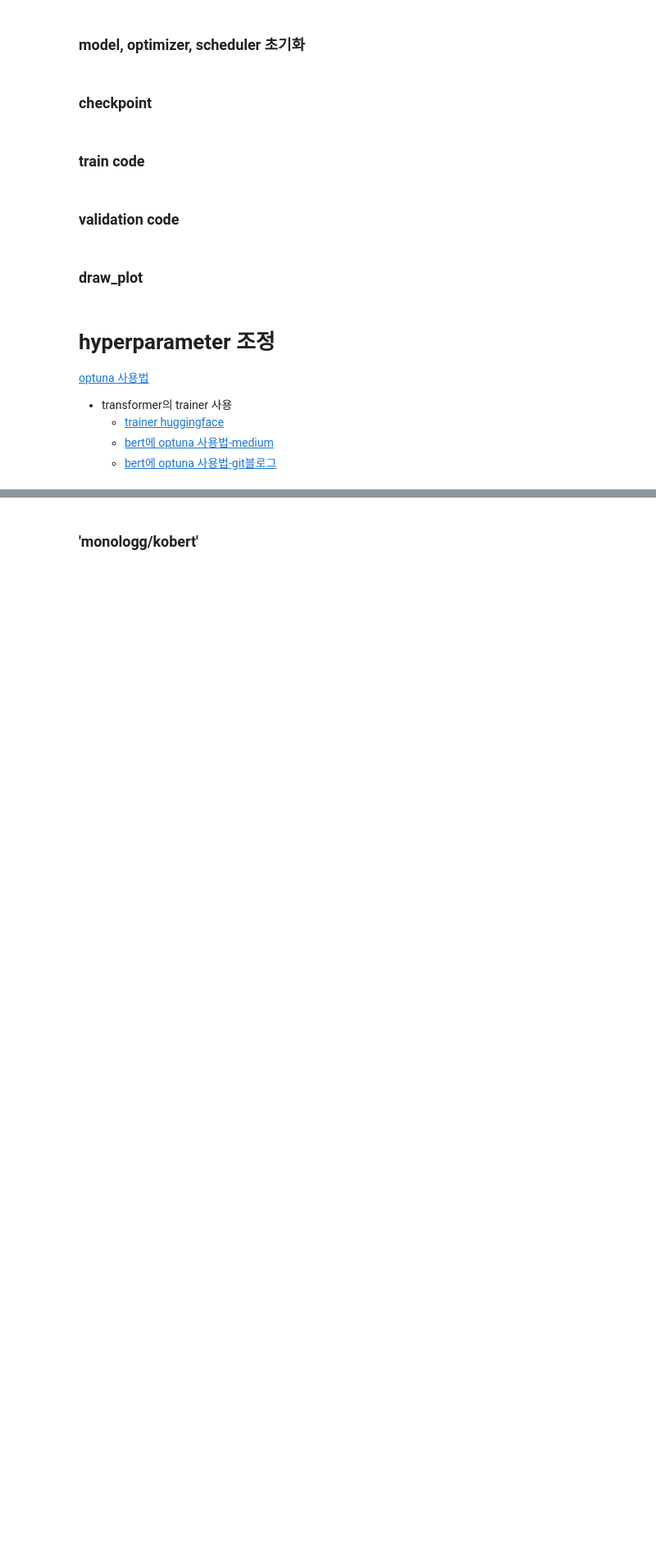
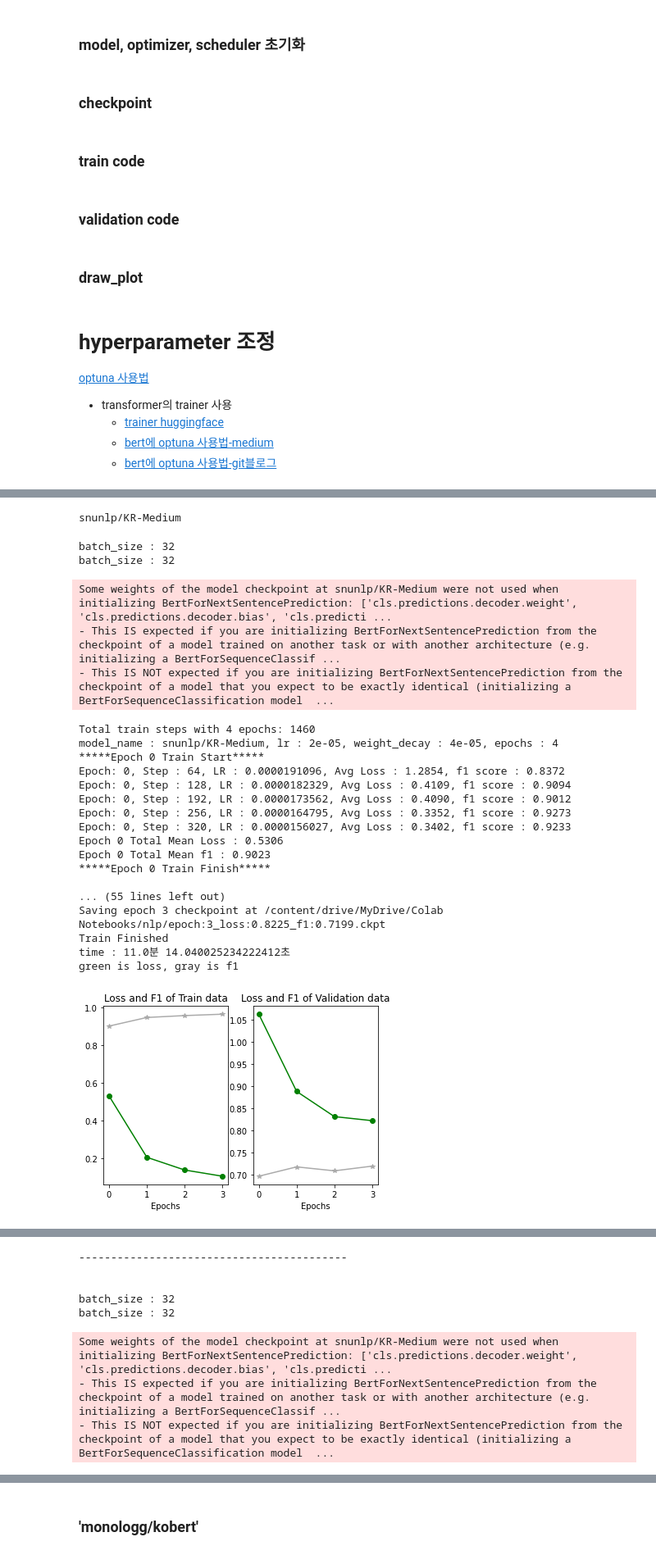
Before and after one commit to WooKyungHwa/NLU_3-, a Jupyter notebook: 최지현_sts.ipynb, the cells around one changed output, grey strips where cells are left out. Shown at 82% size. Saved outputs shown, nothing was run; the diff lists cells and outputs as text; code cells hidden in the pictures; blank space fills up the shorter version.

```diff
--- a/최지현_sts.ipynb
+++ b/최지현_sts.ipynb
@@ -541,0 +636,7 @@ gc.collect()
+# %%
+print('snunlp/KR-Medium\n\n')
+# We want to minimize the loss!
+study = optuna.create_study(study_name='hyper-parameter-search')
+# Optimize the objective using 5 different trials
+study.optimize(objective, n_trials=32, direction='maximize')
+# %% [output]
@@ -541,0 +644,24 @@ gc.collect()
+snunlp/KR-Medium
+batch_size : 32
+batch_size : 32
+Some weights of the model checkpoint at snunlp/KR-Medium were not used when initializing BertForNextSentencePrediction: ['cls.predictions.decoder.weight', 'cls.predictions.decoder.bias', 'cls.predicti ...
+- This IS expected if you are initializing BertForNextSentencePrediction from the checkpoint of a model trained on another task or with another architecture (e.g. initializing a BertForSequenceClassif ...
+- This IS NOT expected if you are initializing BertForNextSentencePrediction from the checkpoint of a model that you expect to be exactly identical (initializing a BertForSequenceClassification model  ...
+Total train steps with 4 epochs: 1460
+model_name : snunlp/KR-Medium, lr : 2e-05, weight_decay : 4e-05, epochs : 4
+*****Epoch 0 Train Start*****
+Epoch: 0, Step : 64, LR : 0.0000191096, Avg Loss : 1.2854, f1 score : 0.8372
+Epoch: 0, Step : 128, LR : 0.0000182329, Avg Loss : 0.4109, f1 score : 0.9094
+Epoch: 0, Step : 192, LR : 0.0000173562, Avg Loss : 0.4090, f1 score : 0.9012
+Epoch: 0, Step : 256, LR : 0.0000164795, Avg Loss : 0.3352, f1 score : 0.9273
+Epoch: 0, Step : 320, LR : 0.0000156027, Avg Loss : 0.3402, f1 score : 0.9233
+Epoch 0 Total Mean Loss : 0.5306
+Epoch 0 Total Mean f1 : 0.9023
+*****Epoch 0 Train Finish*****
+
+... (55 lines left out)
+Saving epoch 3 checkpoint at /content/drive/MyDrive/Colab Notebooks/nlp/epoch:3_loss:0.8225_f1:0.7199.ckpt
+Train Finished
+time : 11.0분 14.040025234222412초
+green is loss, gray is f1
+[figure, added]
@@ -541,0 +669,8 @@ gc.collect()
+------------------------------------------
+
+
+batch_size : 32
+batch_size : 32
+Some weights of the model checkpoint at snunlp/KR-Medium were not used when initializing BertForNextSentencePrediction: ['cls.predictions.decoder.weight', 'cls.predictions.decoder.bias', 'cls.predicti ...
+- This IS expected if you are initializing BertForNextSentencePrediction from the checkpoint of a model trained on another task or with another architecture (e.g. initializing a BertForSequenceClassif ...
+- This IS NOT expected if you are initializing BertForNextSentencePrediction from the checkpoint of a model that you expect to be exactly identical (initializing a BertForSequenceClassification model  ...
```
Also changed, not shown: parts of 42 cells of this notebook.
